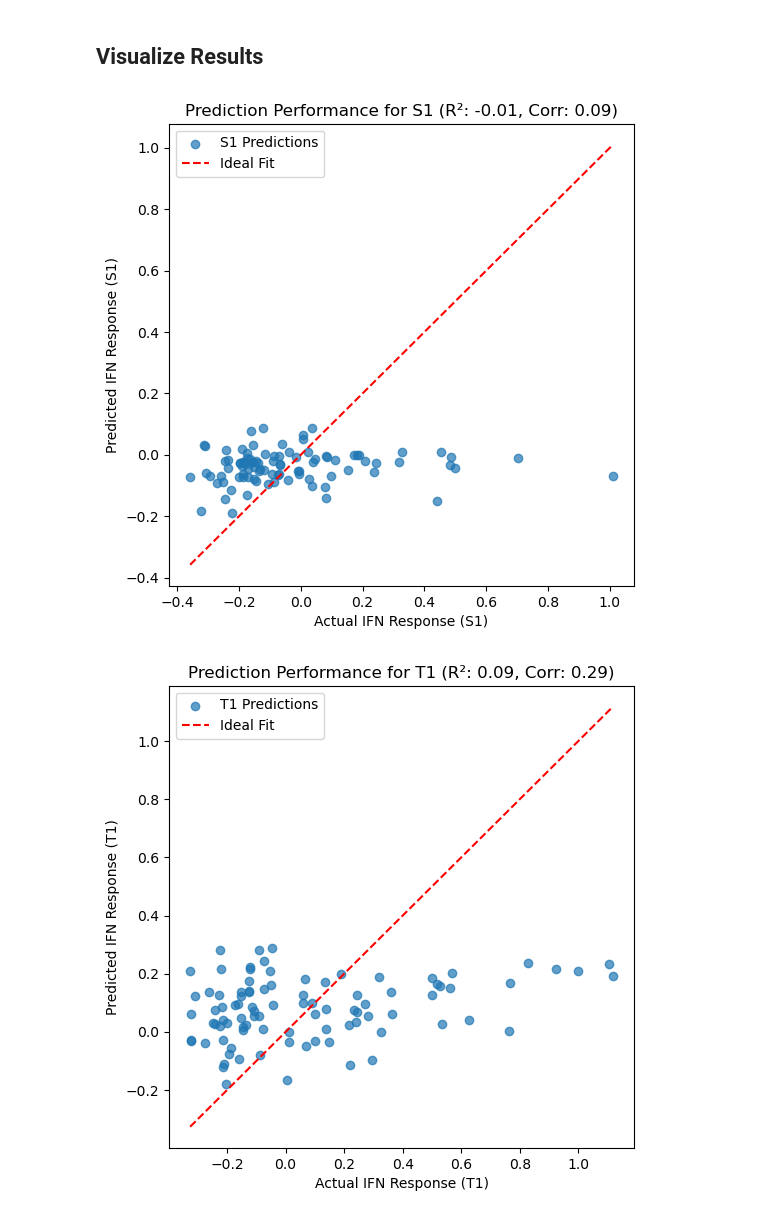
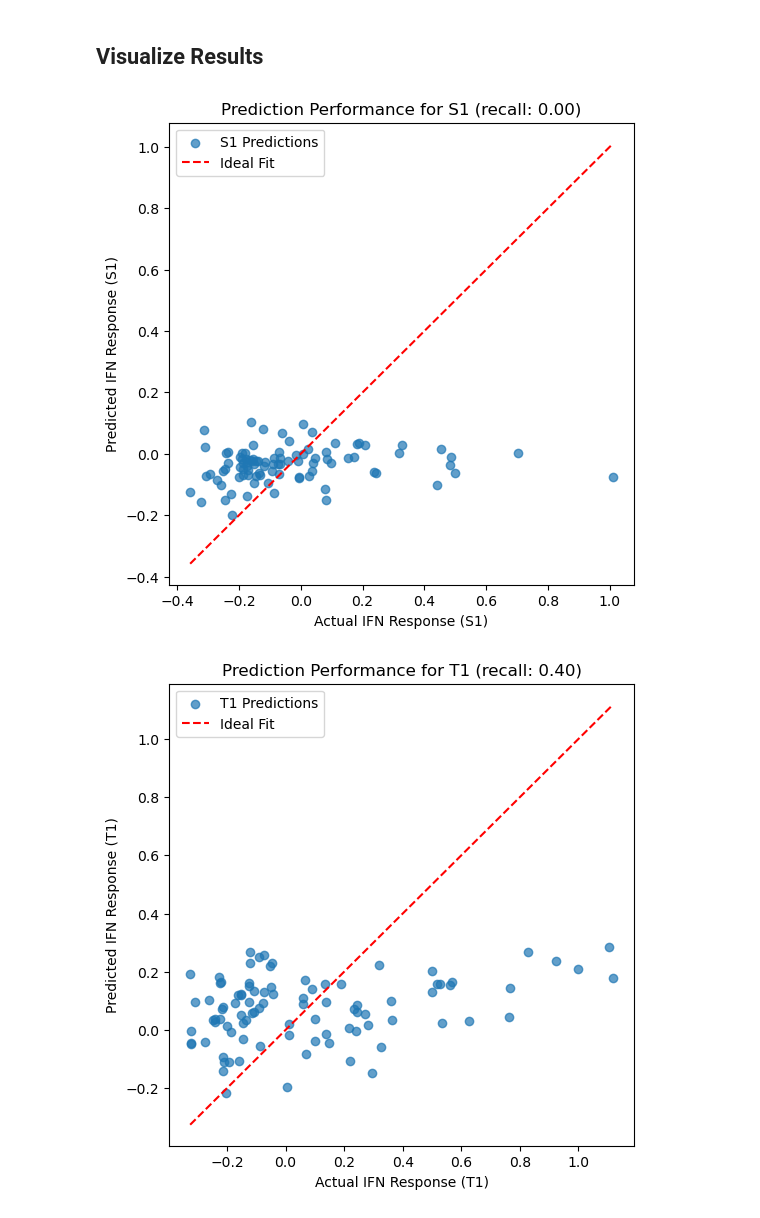
Before and after one commit to SchubertLab/VaccineSimulator, a Jupyter notebook: notebooks/baseline_model_pipeline.ipynb, the cells around one changed output. Drawn from its saved outputs; the diff is of its cells as text; code cells hidden in the pictures.

```diff
--- a/notebooks/baseline_model_pipeline.ipynb
+++ b/notebooks/baseline_model_pipeline.ipynb
@@ -193,0 +435,14 @@ Possible Arcitectures for future models:
+# %%
+# Train-test split (using sklearn's train_test_split)
+from sklearn.model_selection import train_test_split
+
+X_s1_train, X_s1_test, y_s1_train, y_s1_test = train_test_split(
+    X_aggregated, y_s1_aggregated, test_size=0.2, random_state=42
+)
+
+# Train baseline model to predict S1 response
+baseline_model_s1 = LinearRegression()
+baseline_model_s1.fit(X_s1_train, y_s1_train)
+
+# Predict S1 response
+y_s1_pred = baseline_model_s1.predict(X_s1_test)
@@ -198,10 +471,10 @@ import numpy as np
 
 # Train a model for S1 using Linear Regression
 model_s1 = LinearRegression()
-model_s1.fit(X_train, y_s1_train)
-y1_pred = model_s1.predict(X_test)
+model_s1.fit(X_s1_train, y_s1_train)
+y_s1_pred = model_s1.predict(X_s1_test)
 
 # Train a model for T1 using Linear Regression
 model_t1 = LinearRegression()
-model_t1.fit(X_train, y_t1_train)
-y2_pred = model_t1.predict(X_test)
+model_t1.fit(X_s1_train, y_t1_train)
+y_t1_pred = model_t1.predict(X_s1_test)
@@ -208 +483,12 @@ y2_pred = model_t1.predict(X_test)
+# %%
+from sklearn.ensemble import GradientBoostingRegressor
+# Initialize and train the Gradient Boosting Regressor
+gbr_s1 = GradientBoostingRegressor(n_estimators=100, learning_rate=0.1, max_depth=3, random_state=42)
+gbr_s1.fit(X_s1_train, y_s1_train)
+y_s1_pred = gbr_s1.predict(X_s1_test)
+
+
+gbr_t1 = GradientBoostingRegressor(n_estimators=100, learning_rate=0.1, max_depth=3, random_state=42)
+gbr_t1.fit(X_s1_train, y_t1_train)
+y_t1_pred = gbr_t1.predict(X_s1_test)
 # %% [markdown]
@@ -238,25 +571,25 @@ Inference Score (Correlation) for T1: 0.29250562930822316
 # %%
 import matplotlib.pyplot as plt
 
 # Visualization for S1
 plt.figure(figsize=(6, 6))
-plt.scatter(y_s1_test, y1_pred, alpha=0.7, label="S1 Predictions")
+plt.scatter(y_s1_test, y_s1_pred, alpha=0.7, label="S1 Predictions")
 plt.plot([y_s1_test.min(), y_s1_test.max()], [y_s1_test.min(), y_s1_test.max()], 'r--', label="Ideal Fit")
 plt.xlabel("Actual IFN Response (S1)")
 plt.ylabel("Predicted IFN Response (S1)")
-plt.title(f"Prediction Performance for S1 (R²: {r2_s1:.2f}, Corr: {correlation_s1:.2f})")
+plt.title(f"Prediction Performance for S1 (recall: {recall_ks1:.2f})")
 plt.legend()
 plt.show()
 
 # Visualization for T1
 plt.figure(figsize=(6, 6))
-plt.scatter(y_t1_test, y2_pred, alpha=0.7, label="T1 Predictions")
+plt.scatter(y_t1_test, y_t1_pred, alpha=0.7, label="T1 Predictions")
 plt.plot([y_t1_test.min(), y_t1_test.max()], [y_t1_test.min(), y_t1_test.max()], 'r--', label="Ideal Fit")
 plt.xlabel("Actual IFN Response (T1)")
 plt.ylabel("Predicted IFN Response (T1)")
-plt.title(f"Prediction Performance for T1 (R²: {r2_t1:.2f}, Corr: {correlation_t1:.2f})")
+plt.title(f"Prediction Performance for T1 (recall: {recall_kt1:.2f})")
 plt.legend()
 plt.show()
 # %% [output]
-[figure, old version]
+[figure, new version]
-[figure, old version]
+[figure, new version]
```
Also changed, not shown: parts of 38 cells of this notebook, 3 other files.
